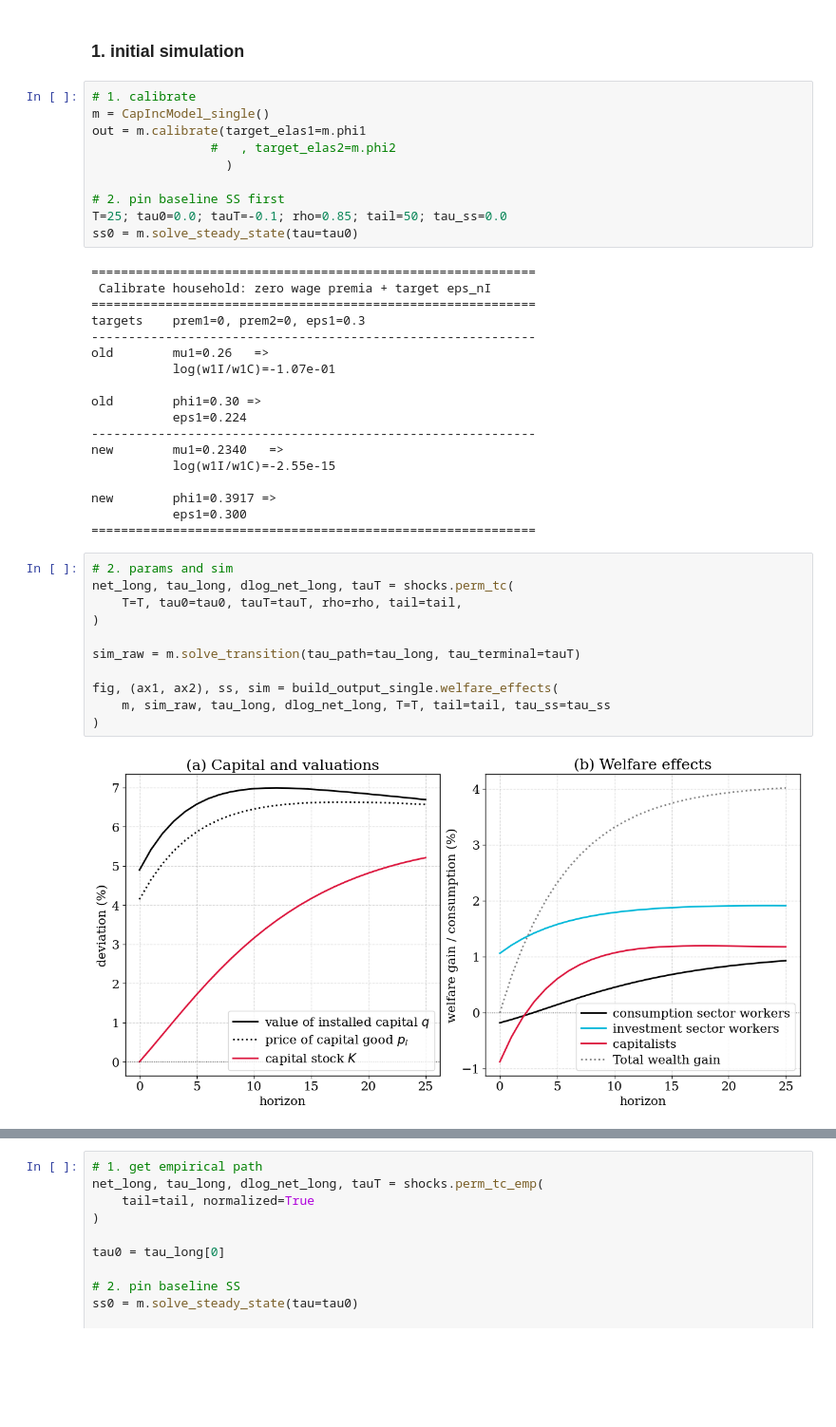
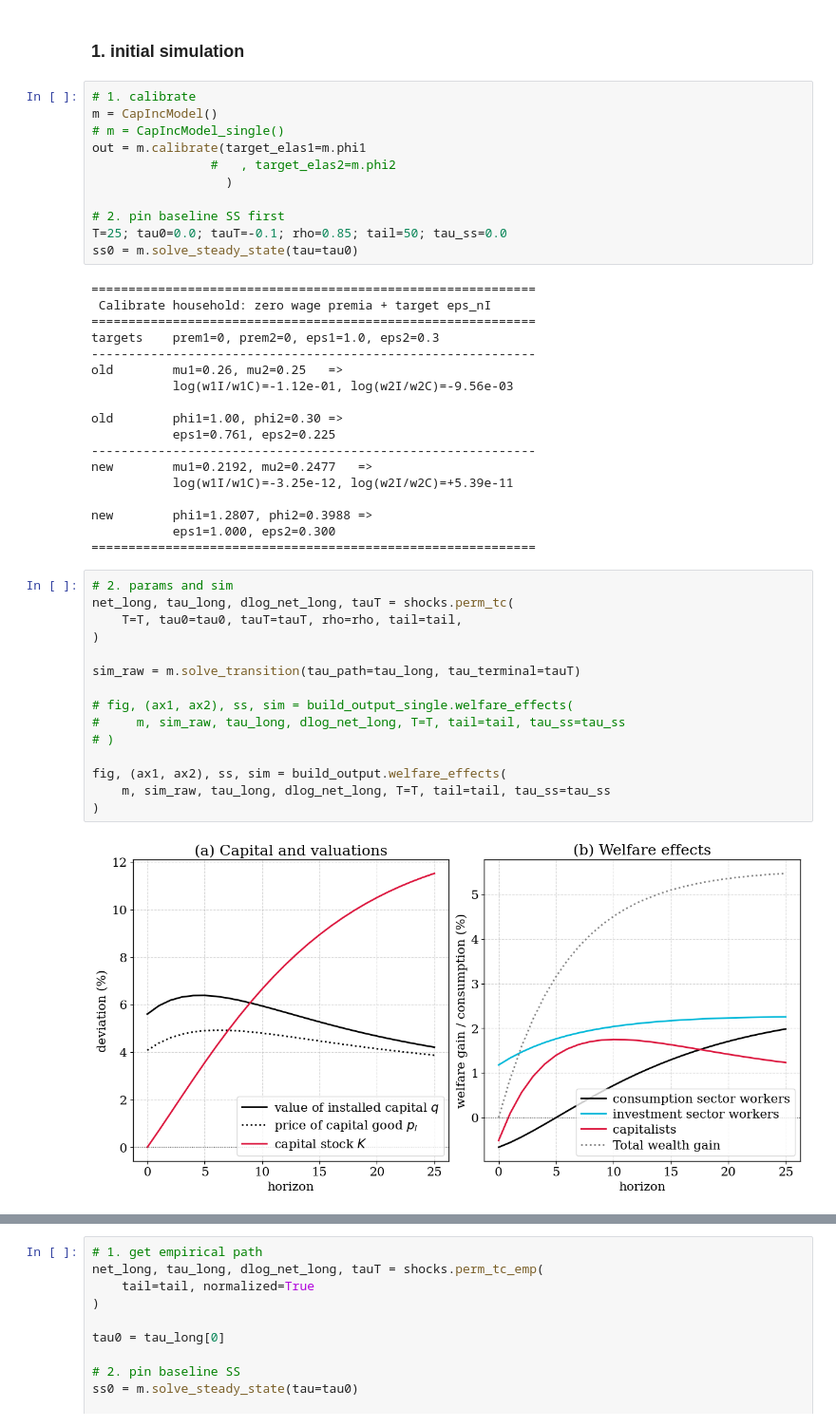
Before and after one commit to cfn368/ba_capinc, a Jupyter notebook: 3_perm_sim.ipynb, the cells around one changed output, grey strips where cells are left out. Shown at 95% size. Cells and saved outputs as stored; diff of their text form; blank space fills up the shorter version.

```diff
--- a/3_perm_sim.ipynb
+++ b/3_perm_sim.ipynb
@@ -5,7 +8,8 @@ setup_notebook()
 ### 1. initial simulation
 # %%
 # 1. calibrate
-m = CapIncModel_single()
+m = CapIncModel()
+# m = CapIncModel_single()
 out = m.calibrate(target_elas1=m.phi1
                 #   , target_elas2=m.phi2
                   )
@@ -17,33 +21,37 @@ ss0 = m.solve_steady_state(tau=tau0)
 ============================================================
  Calibrate household: zero wage premia + target eps_nI
 ============================================================
-targets    prem1=0, prem2=0, eps1=0.3
+targets    prem1=0, prem2=0, eps1=1.0, eps2=0.3
 ------------------------------------------------------------
-old        mu1=0.26   =>
-           log(w1I/w1C)=-1.07e-01
+old        mu1=0.26, mu2=0.25   =>
+           log(w1I/w1C)=-1.12e-01, log(w2I/w2C)=-9.56e-03
 
-old        phi1=0.30 =>
-           eps1=0.224
+old        phi1=1.00, phi2=0.30 =>
+           eps1=0.761, eps2=0.225
 ------------------------------------------------------------
-new        mu1=0.2340   =>
-           log(w1I/w1C)=-2.55e-15
+new        mu1=0.2192, mu2=0.2477   =>
+           log(w1I/w1C)=-3.25e-12, log(w2I/w2C)=+5.39e-11
 
-new        phi1=0.3917 =>
-           eps1=0.300
+new        phi1=1.2807, phi2=0.3988 =>
+           eps1=1.000, eps2=0.300
 ============================================================
 # %%
 # 2. params and sim
 net_long, tau_long, dlog_net_long, tauT = shocks.perm_tc(
     T=T, tau0=tau0, tauT=tauT, rho=rho, tail=tail,
 )
 
 sim_raw = m.solve_transition(tau_path=tau_long, tau_terminal=tauT)
 
-fig, (ax1, ax2), ss, sim = build_output_single.welfare_effects(
+# fig, (ax1, ax2), ss, sim = build_output_single.welfare_effects(
+#     m, sim_raw, tau_long, dlog_net_long, T=T, tail=tail, tau_ss=tau_ss
+# )
+
+fig, (ax1, ax2), ss, sim = build_output.welfare_effects(
     m, sim_raw, tau_long, dlog_net_long, T=T, tail=tail, tau_ss=tau_ss
 )
 # %% [output]
-[figure, old version]
+[figure, new version]
 # %%
 res_elas = build_output_single.inc_elas(m, sim, tau=tau_ss)
 # %% [output]
```
Also changed, not shown: parts of 4 cells of this notebook, 6 other files.
